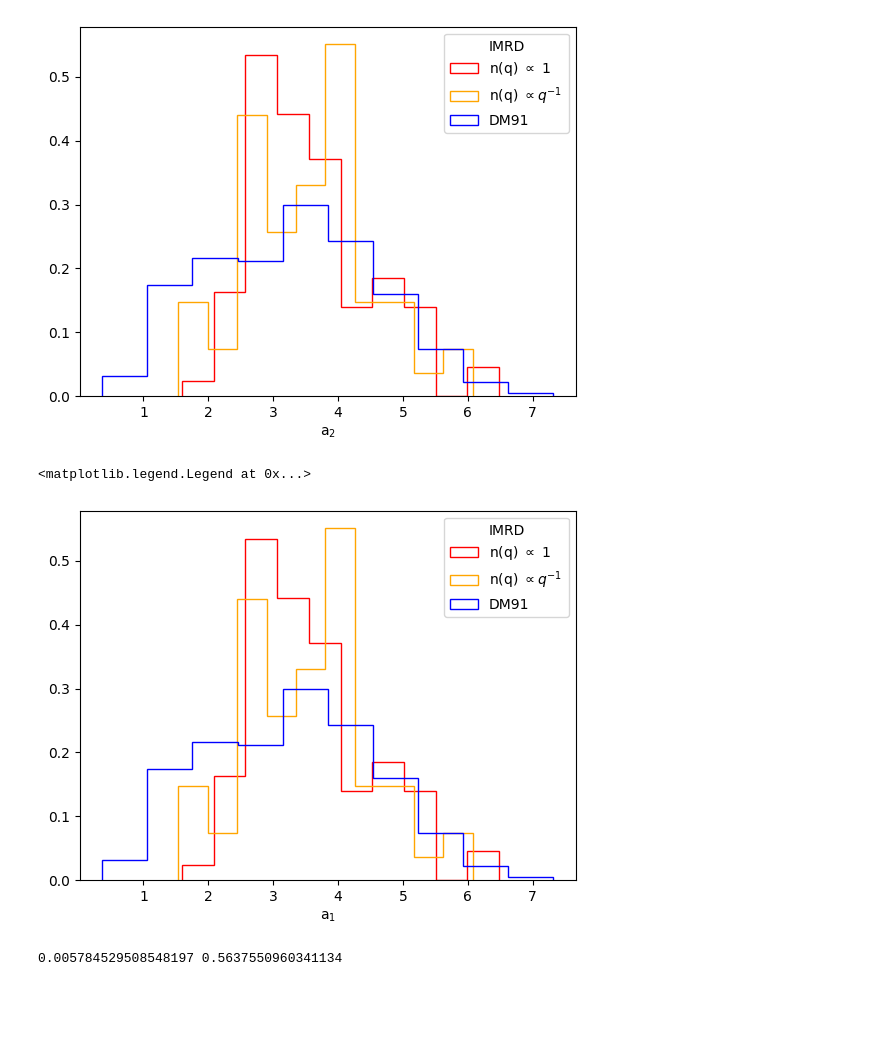
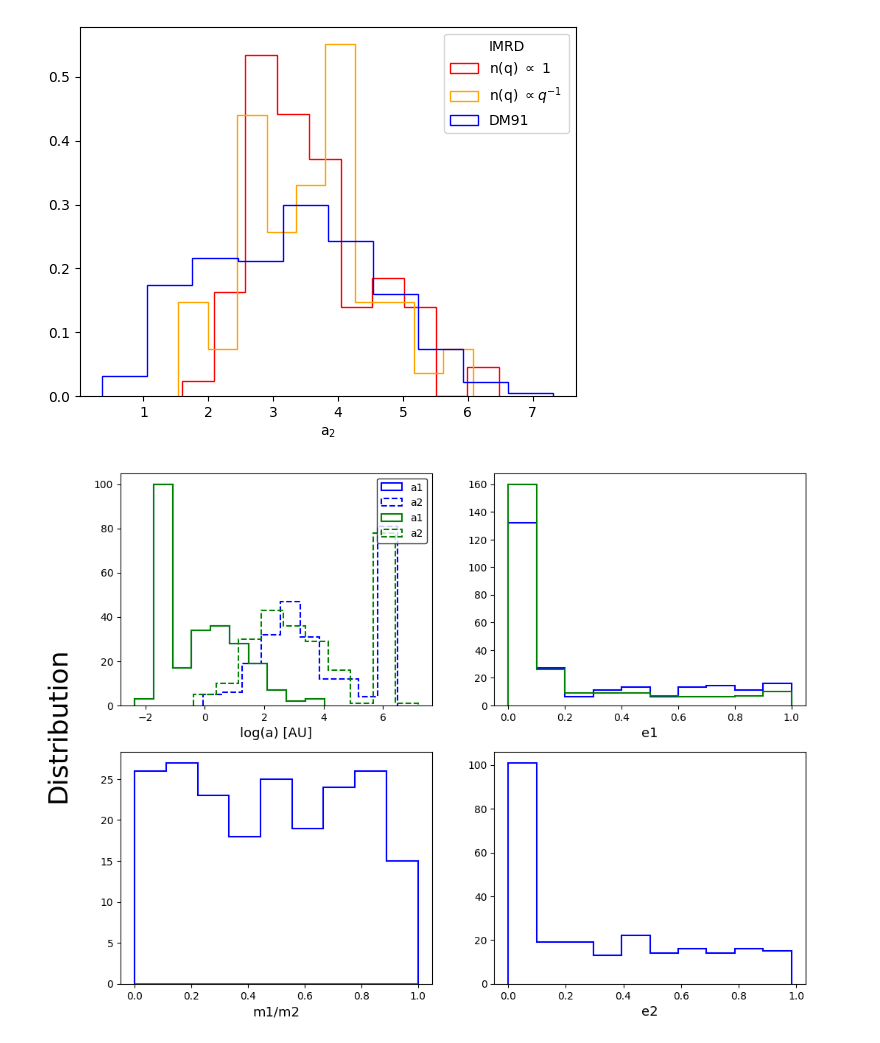
Before and after one commit to cheyanneshariat/OSPE_Scripts, a Jupyter notebook: OSPE_Setup.ipynb, the cells around one changed output. Cells and saved outputs as stored; diff of their text form; code cells hidden in the pictures; blank space fills up the shorter version.

Commit message:
updates for plotting for referee report

```diff
--- a/OSPE_Setup.ipynb
+++ b/OSPE_Setup.ipynb
@@ -1135,31 +1135,32 @@ ax2.legend(title='IMRD')
 # %% [output]
 <matplotlib.legend.Legend at 0x...>
 [figure]
-# %%
-
-dist1 = np.log10(dfa.query("startype1=='WD'").a1)
-dist2 = np.log10(dfb.query("startype1=='WD'").a1)
-dist3 = np.log10(final_1T_old.query("startype1=='WD'").a1)
-dist4 = np.log10(dfa.query("startype1=='WD'").a2)
-dist5 = np.log10(dfb.query("startype1=='WD'").a2)
-dist6 = np.log10(final_1T_old.query("startype1=='WD'").a2)
-
-plt.hist(dist4, density=True, histtype='step', color='r', label='n(q) $\propto$ 1')
-plt.hist(dist5, density=True, histtype='step', color='orange', label='n(q) $\propto q^{-1}$ ')
-plt.hist(dist6, density=True, histtype='step', color='b', label='DM91')
-
-
-plt.xlabel('a$_1$')
-plt.legend(title='IMRD')
-# plt.xlim(left=-0.2)
-# plt.hist(initial.query("N>4250").m2/initial.query("N>4250").m1,bins=np.linspace(0,1,10))
-# plt.xlim(right=1)
-# %% [output]
-<matplotlib.legend.Legend at 0x...>
-[figure, removed]
-# %%
-from scipy.stats import ks_2samp
-
-print(ks_2samp(dist3, dist1)[1], ks_2samp(dist3, dist2)[1])
-# %% [output]
-0.005784529508548197 0.5637550960341134
+# %%
+#################################################
+###########  UNFINISHED SIMULATIONS  ############
+#################################################
+
+
+fig, ((ax1,ax2),(ax3,ax4)) = plt.subplots(nrows=2, ncols=2, figsize=(12, 9))
+
+ax1.hist(np.log10(dfa['a1']),histtype='step',density=False,linewidth=1.5,color='r',label='a1')
+ax1.hist(np.log10(dfa['a2']),histtype='step',density=False,linewidth=1.5,color='r',label='a2', linestyle='--')
+ax1.hist(np.log10(dfa['a1']),histtype='step',density=False,linewidth=1.5,color='g',label='a1')
+ax1.hist(np.log10(dfb['a2']),histtype='step',density=False,linewidth=1.5,color='g',label='a2', linestyle='--')
+
+ax2.hist(dfa['e1'],histtype='step',density=False,linewidth=1.5,color='r')
+ax2.hist(dfb['e1'],histtype='step',density=False,linewidth=1.5,color='g')
+
+ax3.hist(dfa['m2']/dfa['m1'],histtype='step',density=False,linewidth=1.5,color='r',bins=np.linspace(0,1,10))
+ax3.hist(dfa['m2']/dfb['m1'],histtype='step',density=False,linewidth=1.5,color='g',bins=np.linspace(0,1,10))
+
+ax4.hist(dfa['e2'],histtype='step',density=False,linewidth=1.5,color='r')
+
+fig.text(0.04, 0.5, 'Distribution', va='center', rotation='vertical',fontsize=26)
+
+ax1.set_xlabel('log(a) [AU]',fontsize=13), ax2.set_xlabel('e1',fontsize=13), ax3.set_xlabel('m1/m2',fontsize=13), ax4.set_xlabel('e2',fontsize=13)
+ax1.legend(edgecolor='k', ncols=2)
+
+plt.show()
+# %% [output]
+[figure, added]
```
